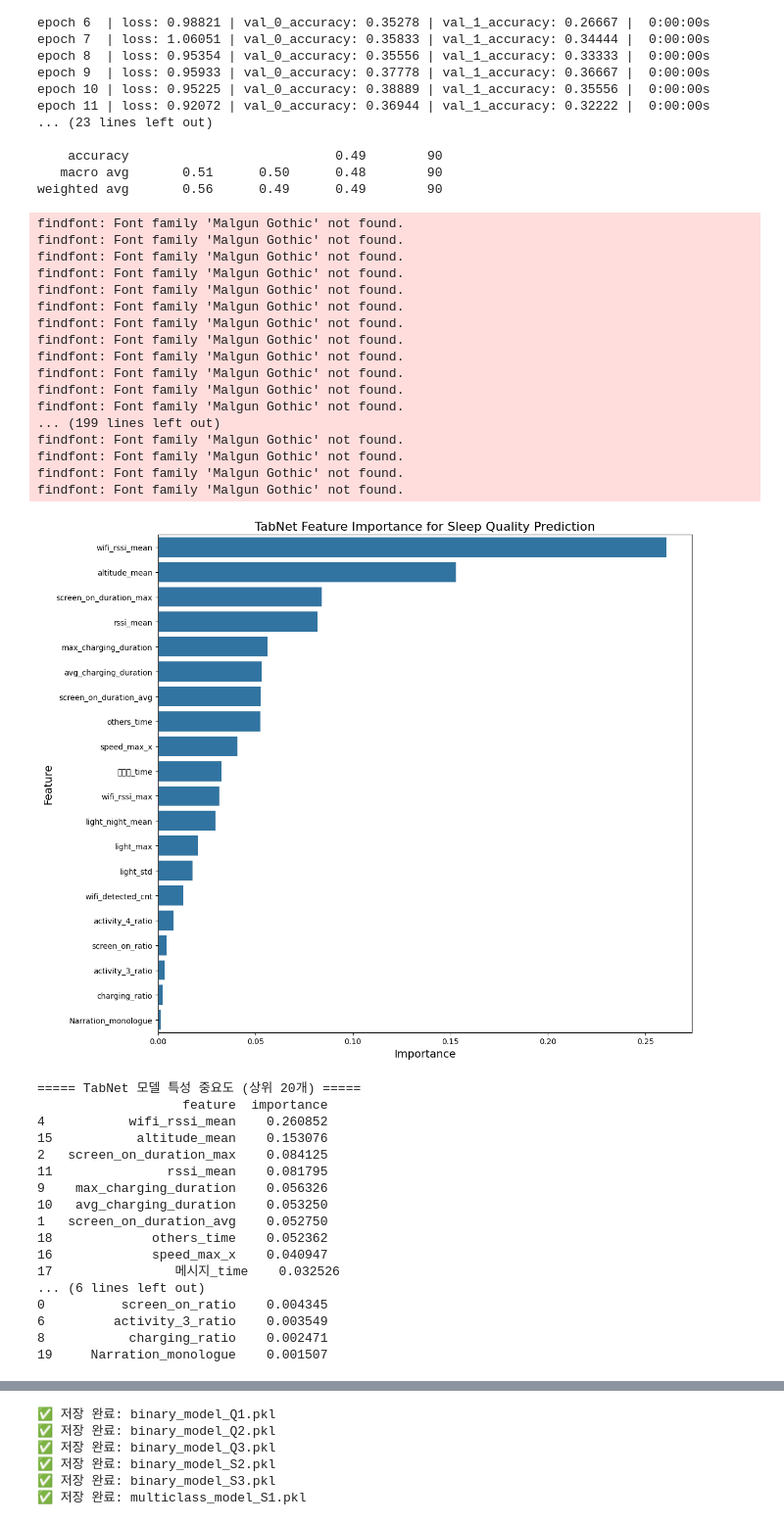
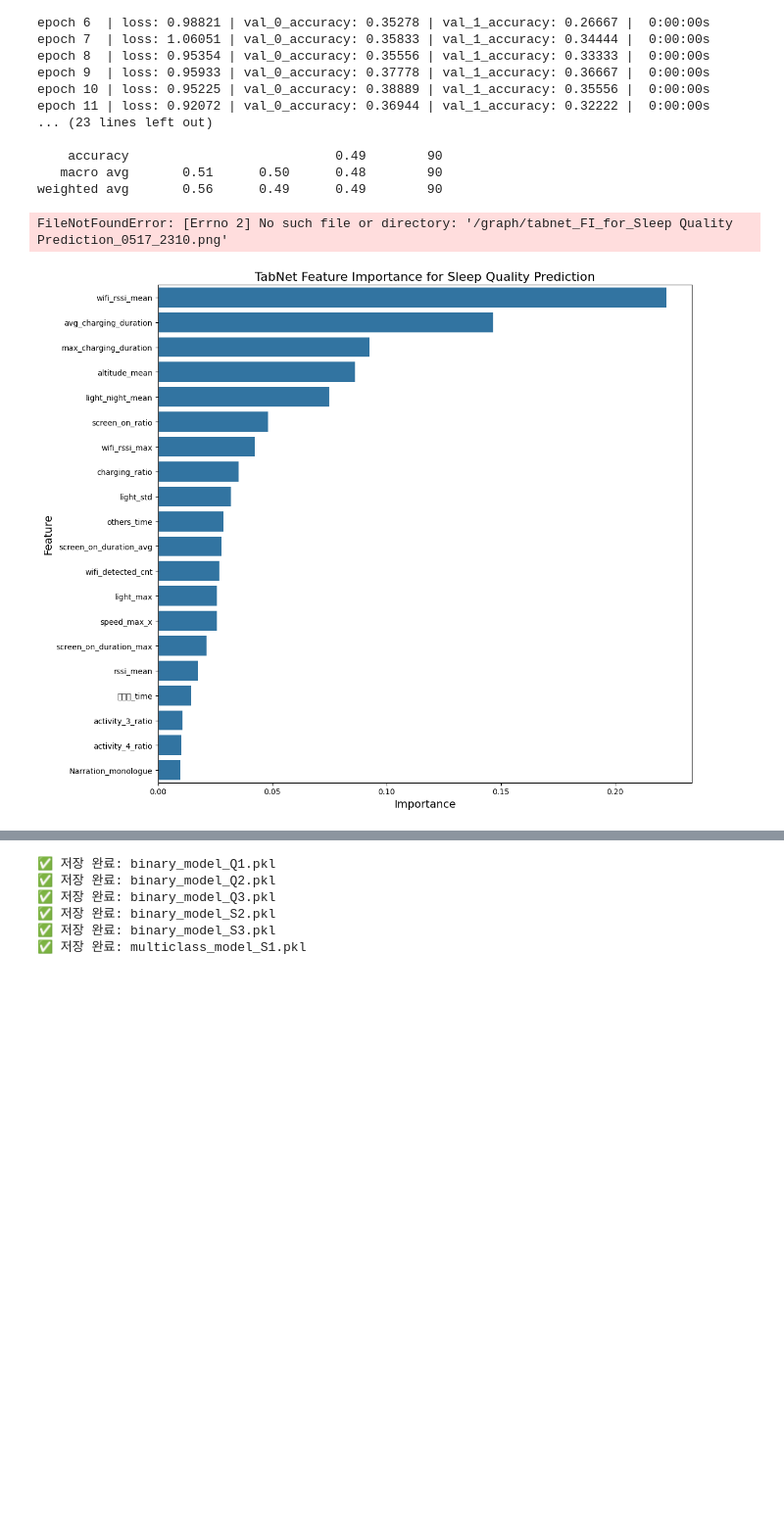
Before and after one commit to datalab-hub/lifelog-sleep-ictc-2025, a Jupyter notebook: minjeong/dacon_etri_base_mod2_1.ipynb, the cells around one changed output, grey strips where cells are left out. Shown at 98% size. Cells and saved outputs as stored; diff of their text form; code cells hidden in the pictures; blank space fills up the shorter version.

Commit message:
update tabnet

```diff
--- a/minjeong/dacon_etri_base_mod2_1.ipynb
+++ b/minjeong/dacon_etri_base_mod2_1.ipynb
@@ -649,10 +673,17 @@ for col in targets_binary:
         y,                  # 두 번째 인자: y_train
         eval_set=[(X_selected.values, y)], # 검증 세트를 별도로 분리하는 것이 좋습니다
         eval_metric=['auc'],
-        max_epochs=100 , # 여기에 max_epochs 추가 ,
-        patience=10,     # 조기 종료 인내
-        batch_size=256,  # 배치 크기
-        virtual_batch_size=128  # 가상 배치 크기
+        # (1차)
+        # max_epochs=100 , # 여기에 max_epochs 추가 ,
+        # patience=10,     # 조기 종료 인내
+        # batch_size=256,  # 배치 크기
+        # virtual_batch_size=128  # 가상 배치 크기
+
+        # (2차)
+        max_epochs=200,  # 에포크 수 증가
+        patience=15,  # 조기 종료 인내심 증가
+        batch_size=1024,  # 배치 크기 증가 (더 안정적인 학습)
+        virtual_batch_size=256,  # 가상 배치 크기 증가
     )
 
     # 예측 (predict_proba로 확률 반환, class 1의 확률만 사용)
@@ -817,7 +848,7 @@ import matplotlib.font_manager as fm
 # plt.rcParams['font.family'] = 'Malgun Gothic'  # 윈도우에서 사용 가능한 한글 폰트
 # plt.rcParams['axes.unicode_minus'] = False     # 마이너스 기호 표시 오류 수정
 
-def visualize_tabnet_feature_importance(model, feature_names, title="TabNet Feature Importance", figsize=(12, 10)):
+def visualize_tabnet_feature_importance(model, feature_names, k, title="TabNet Feature Importance", figsize=(12, 10)):
     """
     TabNetClassifier 모델의 feature importance를 시각화합니다.
 
@@ -852,70 +883,38 @@ def visualize_tabnet_feature_importance(model, feature_names, title="TabNet Feat
         'importance': importances
     })
 
     # 중요도 기준 내림차순 정렬
     feat_imp_df = feat_imp_df.sort_values('importance', ascending=False)
 
     # 시각화
     plt.figure(figsize=figsize)
     sns.barplot(x='importance', y='feature', data=feat_imp_df)
     plt.title(title, fontsize=16)
     plt.xlabel('Importance', fontsize=14)
     plt.ylabel('Feature', fontsize=14)
     plt.tight_layout()
 
     # 저장 및 표시
-    plt.savefig('tabnet_feature_importance.png', dpi=300)
+    plt.savefig(f'graph/tabnet_FI_for_{k}_{timestamp}.png', dpi=300)
     plt.show()
 
     return feat_imp_df
 
 # 모델 학습 후, S1(다중 분류)에 대한 TabNetClassifier 모델의 특성 중요도 시각화
 # model_s1_selected는 S1 예측을 위한 학습된 TabNetClassifier 모델
 feature_importance_df = visualize_tabnet_feature_importance(
     model=model_s1_selected,  # S1에 대한 TabNet 모델
     feature_names=X_selected.columns.tolist(),  # 선택된 특성의 이름 목록
-    title="TabNet Feature Importance for Sleep Quality Prediction"
+    k = "Sleep Quality Prediction",
+    title=f"TabNet Feature Importance for Sleep Quality Prediction"
 )
 
 # 상위 20개 특성 중요도 출력
 print("\n===== TabNet 모델 특성 중요도 (상위 20개) =====")
 print(feature_importance_df.head(20))
 # %% [output]
-findfont: Font family 'Malgun Gothic' not found.
-findfont: Font family 'Malgun Gothic' not found.
-findfont: Font family 'Malgun Gothic' not found.
-findfont: Font family 'Malgun Gothic' not found.
-findfont: Font family 'Malgun Gothic' not found.
-findfont: Font family 'Malgun Gothic' not found.
-findfont: Font family 'Malgun Gothic' not found.
-findfont: Font family 'Malgun Gothic' not found.
-findfont: Font family 'Malgun Gothic' not found.
-findfont: Font family 'Malgun Gothic' not found.
-findfont: Font family 'Malgun Gothic' not found.
-findfont: Font family 'Malgun Gothic' not found.
-... (199 lines left out)
-findfont: Font family 'Malgun Gothic' not found.
-findfont: Font family 'Malgun Gothic' not found.
-findfont: Font family 'Malgun Gothic' not found.
-findfont: Font family 'Malgun Gothic' not found.
+FileNotFoundError: [Errno 2] No such file or directory: '/graph/tabnet_FI_for_Sleep Quality Prediction_0517_2310.png'
-[figure, old version]
+[figure, new version]
-===== TabNet 모델 특성 중요도 (상위 20개) =====
-                   feature  importance
-4           wifi_rssi_mean    0.260852
-15           altitude_mean    0.153076
-2   screen_on_duration_max    0.084125
-11               rssi_mean    0.081795
-9    max_charging_duration    0.056326
-10   avg_charging_duration    0.053250
-1   screen_on_duration_avg    0.052750
-18             others_time    0.052362
-16             speed_max_x    0.040947
-17                메시지_time    0.032526
-... (6 lines left out)
-0          screen_on_ratio    0.004345
-6         activity_3_ratio    0.003549
-8           charging_ratio    0.002471
-19     Narration_monologue    0.001507
 # %%
 # feature-importance on Tabnet model
 # 선택된 특성으로 모델 훈련
```
Also changed, not shown: parts of 6 cells of this notebook, 12 other files.
